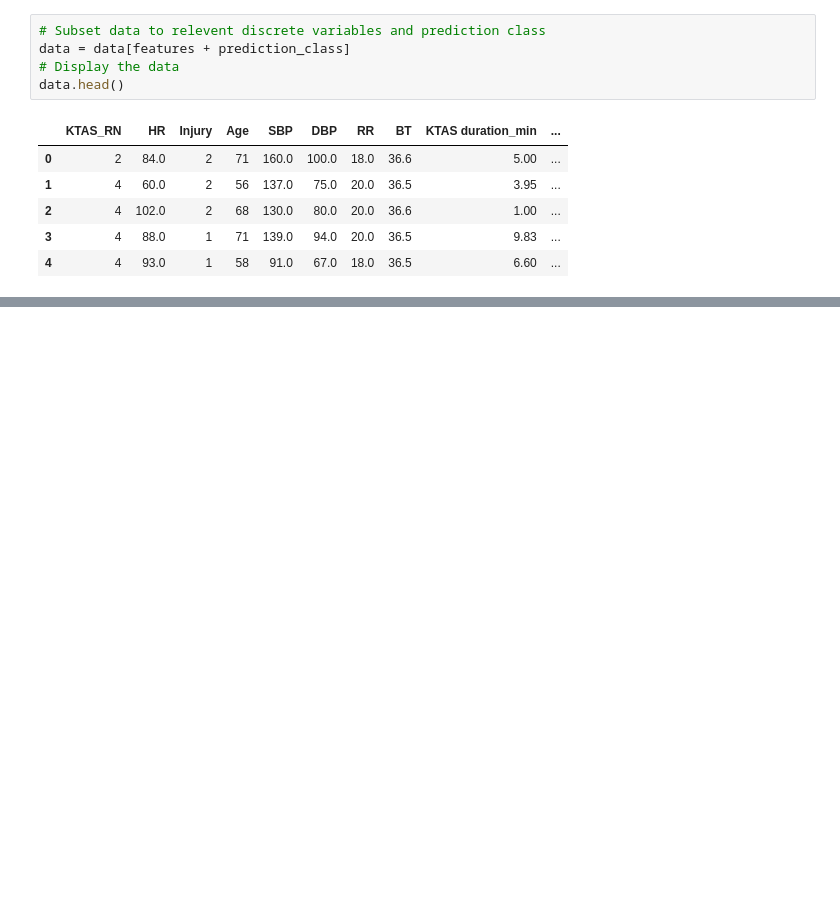
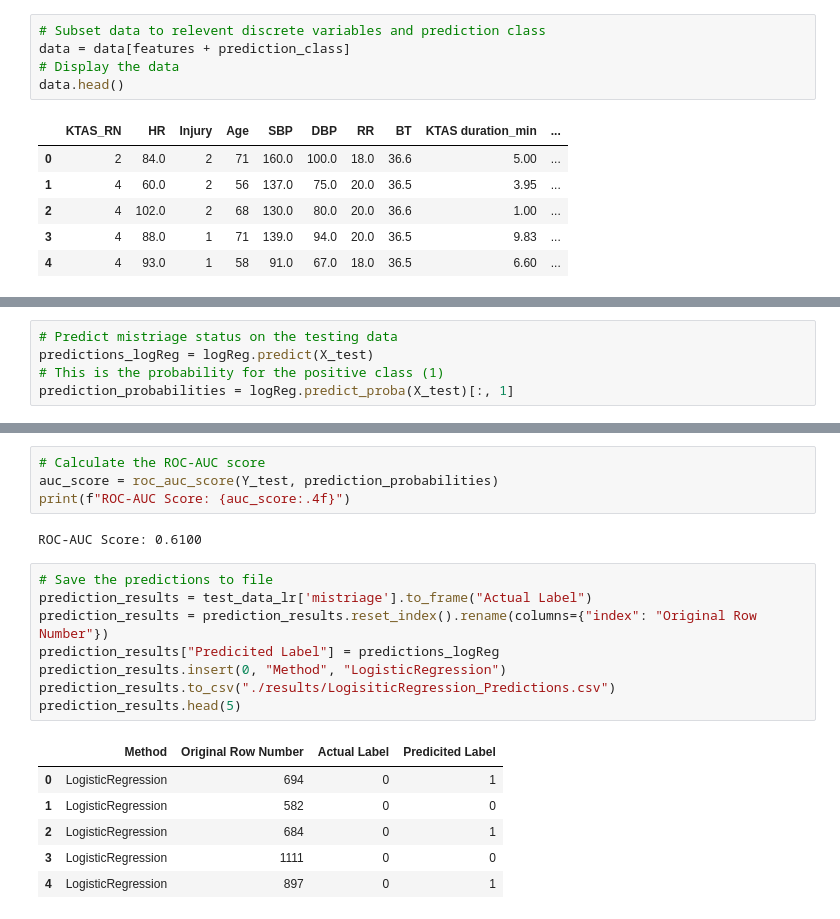
Before and after one commit to erincameron11/emergency-triage-status, a Jupyter notebook: 2_classification.ipynb, the cells around one changed output, grey strips where cells are left out. Saved outputs shown, nothing was run; the diff lists cells and outputs as text; blank space fills up the shorter version.

```diff
--- a/2_classification.ipynb
+++ b/2_classification.ipynb
@@ -93,0 +231,5 @@ Name: count, dtype: int64
+# %%
+# Predict mistriage status on the testing data
+predictions_logReg = logReg.predict(X_test)
+# This is the probability for the positive class (1)
+prediction_probabilities = logReg.predict_proba(X_test)[:, 1]
@@ -93,0 +263,21 @@ Name: count, dtype: int64
+# %%
+# Calculate the ROC-AUC score
+auc_score = roc_auc_score(Y_test, prediction_probabilities)
+print(f"ROC-AUC Score: {auc_score:.4f}")
+# %% [output]
+ROC-AUC Score: 0.6100
+# %%
+# Save the predictions to file
+prediction_results = test_data_lr['mistriage'].to_frame("Actual Label")
+prediction_results = prediction_results.reset_index().rename(columns={"index": "Original Row Number"})
+prediction_results["Predicited Label"] = predictions_logReg
+prediction_results.insert(0, "Method", "LogisticRegression")
+prediction_results.to_csv("./results/LogisiticRegression_Predictions.csv")
+prediction_results.head(5)
+# %% [output]
+|  | Method | Original Row Number | Actual Label | Predicited Label |
+| 0 | LogisticRegression | 694 | 0 | 1 |
+| 1 | LogisticRegression | 582 | 0 | 0 |
+| 2 | LogisticRegression | 684 | 0 | 1 |
+| 3 | LogisticRegression | 1111 | 0 | 0 |
+| 4 | LogisticRegression | 897 | 0 | 1 |
```
Also changed, not shown: parts of 67 cells of this notebook, 5 other files.
